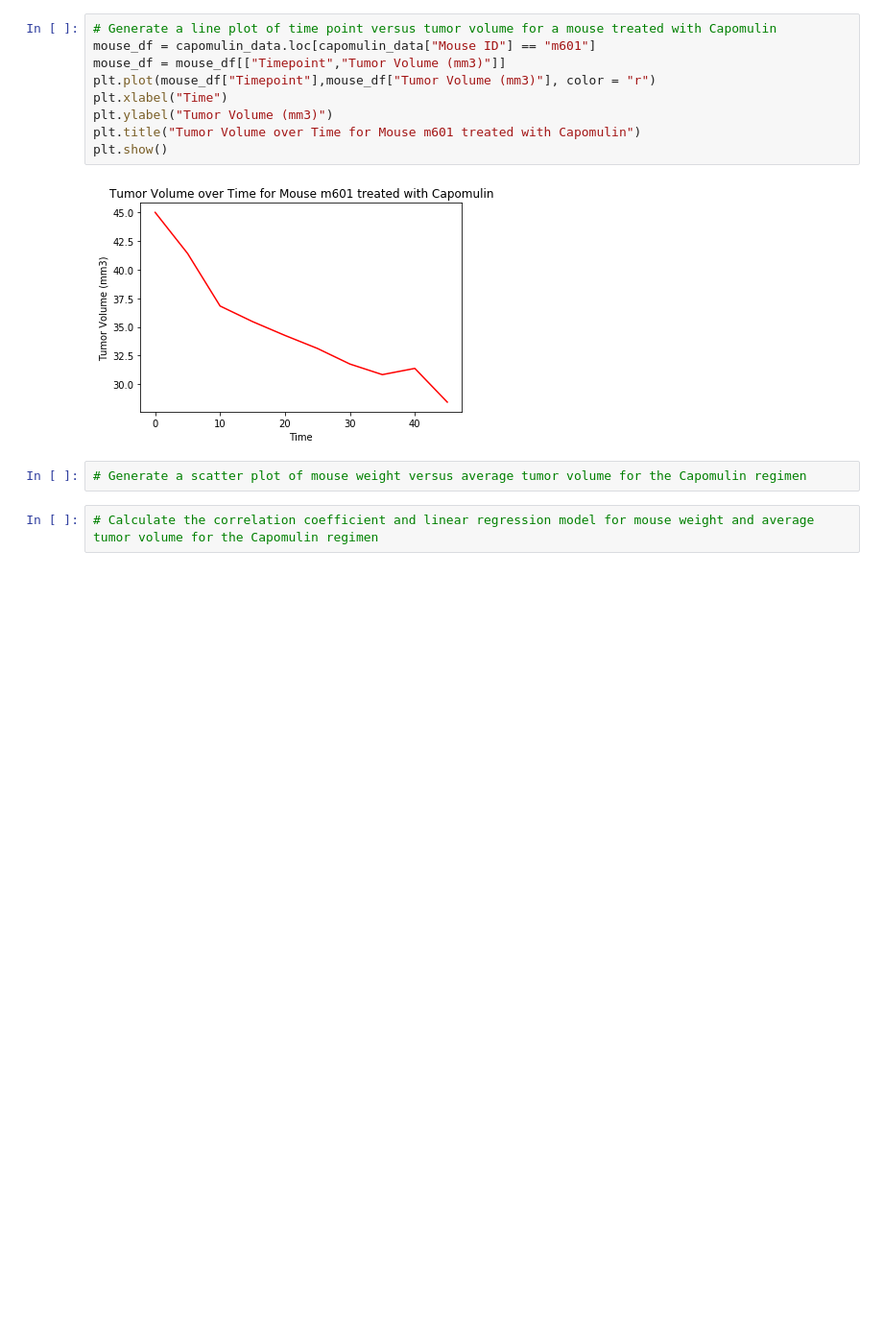
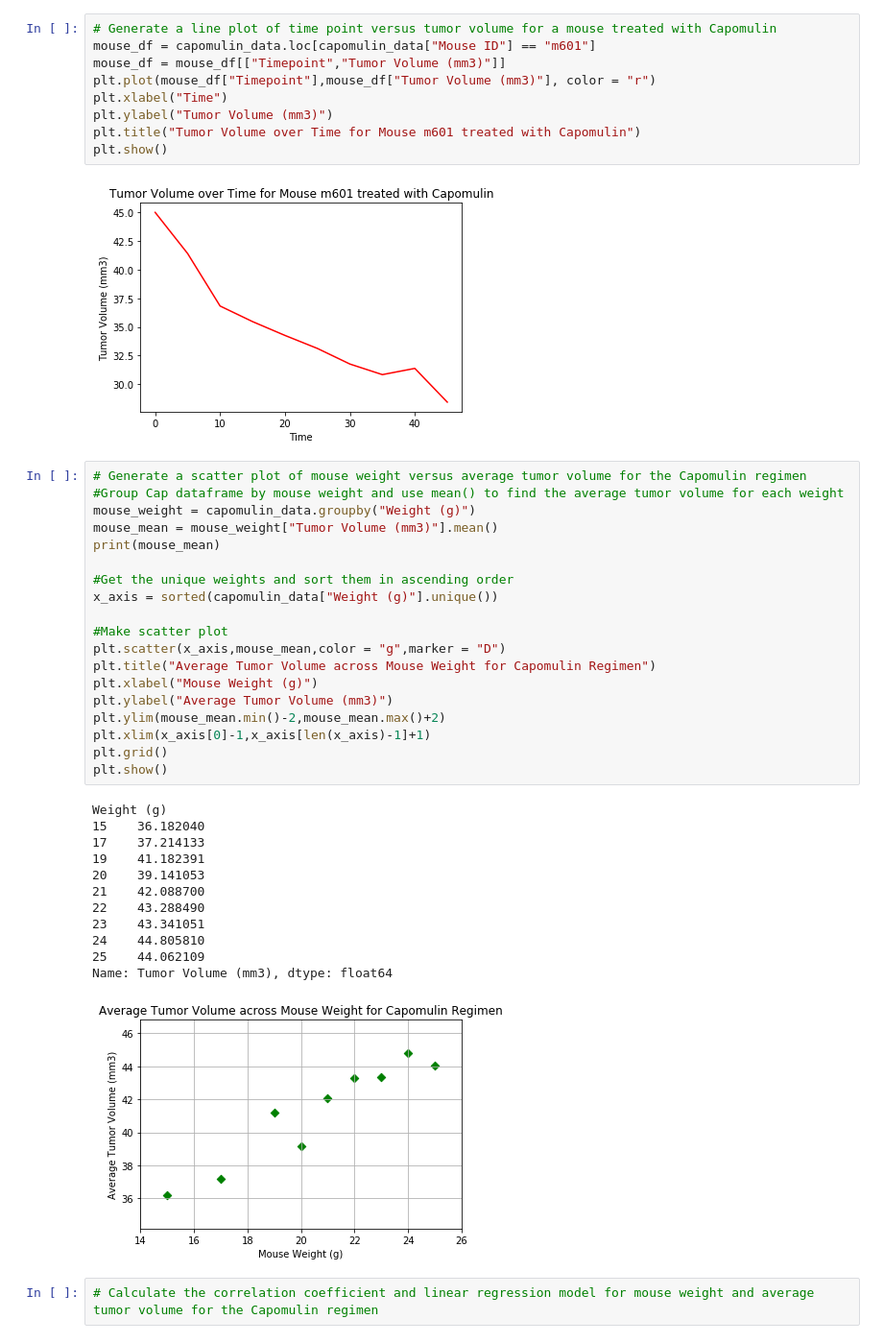
Before and after one commit to BenSnyder90/matplotlib-challenge, a Jupyter notebook: Pymaceuticals/pymaceuticals_starter.ipynb, the cells around one changed output. Shown: that part at 96% size. Drawn from its saved outputs; the diff is of its cells as text; blank space fills up the shorter version.

Commit message:
Made scatter plot

```diff
--- a/Pymaceuticals/pymaceuticals_starter.ipynb
+++ b/Pymaceuticals/pymaceuticals_starter.ipynb
@@ -327,7 +327,37 @@ plt.title("Tumor Volume over Time for Mouse m601 treated with Capomulin")
 plt.show()
 # %% [output]
 [figure]
-# %%
-# Generate a scatter plot of mouse weight versus average tumor volume for the Capomulin regimen
+# %%
+# Generate a scatter plot of mouse weight versus average tumor volume for the Capomulin regimen
+#Group Cap dataframe by mouse weight and use mean() to find the average tumor volume for each weight
+mouse_weight = capomulin_data.groupby("Weight (g)")
+mouse_mean = mouse_weight["Tumor Volume (mm3)"].mean()
+print(mouse_mean)
+
+#Get the unique weights and sort them in ascending order
+x_axis = sorted(capomulin_data["Weight (g)"].unique())
+
+#Make scatter plot
+plt.scatter(x_axis,mouse_mean,color = "g",marker = "D")
+plt.title("Average Tumor Volume across Mouse Weight for Capomulin Regimen")
+plt.xlabel("Mouse Weight (g)")
+plt.ylabel("Average Tumor Volume (mm3)")
+plt.ylim(mouse_mean.min()-2,mouse_mean.max()+2)
+plt.xlim(x_axis[0]-1,x_axis[len(x_axis)-1]+1)
+plt.grid()
+plt.show()
+# %% [output]
+Weight (g)
+15    36.182040
+17    37.214133
+19    41.182391
+20    39.141053
+21    42.088700
+22    43.288490
+23    43.341051
+24    44.805810
+25    44.062109
+Name: Tumor Volume (mm3), dtype: float64
+[figure, added]
 # %%
 # Calculate the correlation coefficient and linear regression model for mouse weight and average tumor volume for the Capomulin regimen
```
